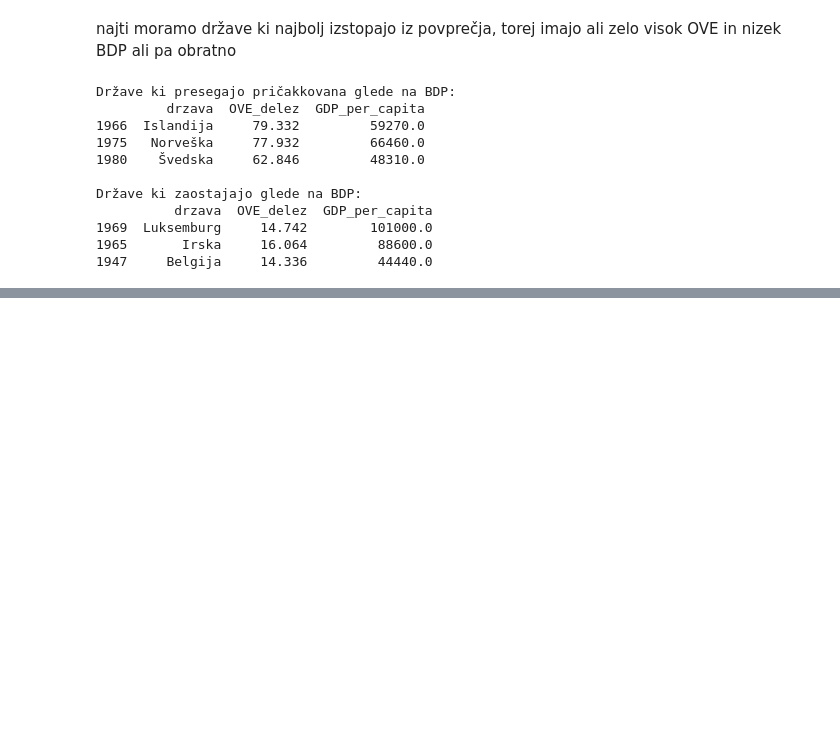
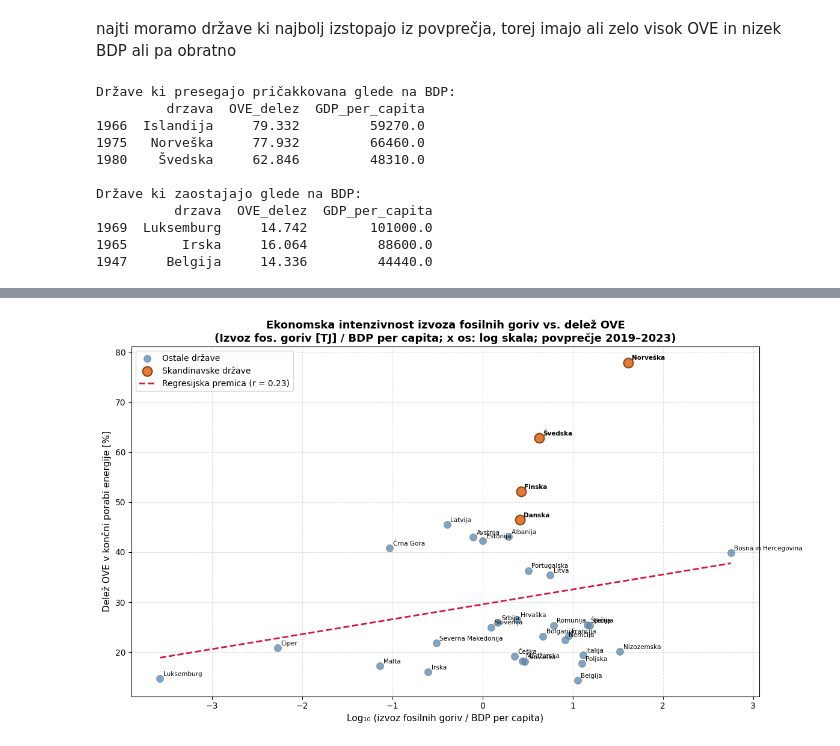
Before and after one commit to Zignov/PR---Evropska-Energetika, a Jupyter notebook: analysis.ipynb, the cells around one changed output, grey strips where cells are left out. Cells and saved outputs as stored; diff of their text form; code cells hidden in the pictures; blank space fills up the shorter version.

```diff
--- a/analysis.ipynb
+++ b/analysis.ipynb
@@ -422,0 +571,87 @@ Države v prehodu:
+# %%
+df_gdp = load_tsv('sdg_08_10_tabular', 'data')
+df_bal_raw = pd.read_csv('data/estat_nrg_bal_s.tsv', sep='\t')
+df_bal_raw = clean_eurostat_df(df_bal_raw)
+df_res_raw = pd.read_csv('data/estat_nrg_ind_ren.tsv', sep='\t')
+df_res_raw = clean_eurostat_df(df_res_raw)
+gdp_pc = df_gdp[
+    (df_gdp['unit'] == 'CLV20_EUR_HAB') &
+    (df_gdp['na_item'] == 'B1GQ') &
+    (df_gdp['year'].between(2019, 2023)) &
+    (df_gdp['geo'].str.len() == 2)
+].groupby('geo')['value'].mean().reset_index()
+gdp_pc.columns = ['geo', 'gdp_per_capita']
+
+exp_avg_all = df_bal_raw[
+    (df_bal_raw['nrg_bal'] == 'EXP') &
+    (df_bal_raw['siec'].isin(['G3000', 'O4000XBIO', 'C0000X0350-0370'])) &
+    (df_bal_raw['unit'] == 'TJ') &
+    (df_bal_raw['year'].between(2019, 2023)) &
+    (df_bal_raw['geo'].str.len() == 2)
+].groupby('geo')['value'].mean().reset_index()
+exp_avg_all.columns = ['geo', 'izvoz_TJ']
+
+res_latest = df_res_raw[
+    (df_res_raw['nrg_bal'] == 'REN') &
+    (df_res_raw['unit'] == 'PC') &
+    (df_res_raw['geo'].str.len() == 2)
+].sort_values('year').groupby('geo').last().reset_index()[['geo', 'value']]
+res_latest.columns = ['geo', 'OVE_delez']
+
+scatter_df = exp_avg_all.merge(gdp_pc, on='geo', how='inner')
+scatter_df = scatter_df.merge(res_latest, on='geo', how='inner')
+
+scatter_df['izvoz_norm'] = scatter_df['izvoz_TJ'] / scatter_df['gdp_per_capita']
+scatter_df = scatter_df[scatter_df['izvoz_norm'] > 0].dropna()
+
+scatter_df['log_izvoz_norm'] = np.log10(scatter_df['izvoz_norm'])
+
+country_map = get_country_mapping()
+scatter_df['drzava'] = scatter_df['geo'].map(country_map).fillna(scatter_df['geo'])
+
+SKANDINAVSKE = ['NO', 'DK', 'FI', 'SE', 'IS']
+scatter_df['je_skandinavska'] = scatter_df['geo'].isin(SKANDINAVSKE)
+
+X = scatter_df[['log_izvoz_norm']].values
+y = scatter_df['OVE_delez'].values
+model = LinearRegression().fit(X, y)
+r = scatter_df['log_izvoz_norm'].corr(scatter_df['OVE_delez'])
+x_line = np.linspace(scatter_df['log_izvoz_norm'].min(), scatter_df['log_izvoz_norm'].max(), 100)
+y_line = model.predict(x_line.reshape(-1, 1))
+
+fig, ax = plt.subplots(figsize=(12, 7))
+
+ostale = scatter_df[~scatter_df['je_skandinavska']]
+ax.scatter(ostale['log_izvoz_norm'], ostale['OVE_delez'],
+           color='steelblue', edgecolors='grey', s=70, alpha=0.7, zorder=3, label='Ostale države')
+
+nor = scatter_df[scatter_df['je_skandinavska']]
+ax.scatter(nor['log_izvoz_norm'], nor['OVE_delez'],
+           color='#e07b39', edgecolors='saddlebrown', s=130, linewidths=1.5, zorder=4, label='Skandinavske države')
+
+for _, row in scatter_df.iterrows():
+    weight = 'bold' if row['je_skandinavska'] else 'normal'
+    ax.annotate(row['drzava'], (row['log_izvoz_norm'], row['OVE_delez']),
+                fontsize=7.5, fontweight=weight,
+                xytext=(4, 3), textcoords='offset points')
+
+ax.plot(x_line, y_line, color='crimson', linewidth=2, linestyle='--',
+        label=f'Regresijska premica (r = {r:.2f})')
+
+ax.set_title('Ekonomska intenzivnost izvoza fosilnih goriv vs. delež OVE\n'
+             '(Izvoz fos. goriv [TJ] / BDP per capita; x os: log skala; povprečje 2019–2023)',
+             fontsize=13, fontweight='bold')
+ax.set_xlabel('Log₁₀ (izvoz fosilnih goriv / BDP per capita)', fontsize=11)
+ax.set_ylabel('Delež OVE v končni porabi energije [%]', fontsize=11)
+ax.legend(fontsize=10)
+ax.grid(linestyle='--', alpha=0.4)
+plt.tight_layout()
+plt.show()
+
+print(f'Pearsonov r (log normaliziran izvoz vs OVE delež): {r:.2f}')
+print()
+print('Top 10 po ekonomski intenzivnosti izvoza fosilnih goriv:')
+print(scatter_df[['drzava', 'izvoz_norm', 'OVE_delez']]
+      .sort_values('izvoz_norm', ascending=False)
+      .head(10).to_string(index=False))
+# %% [output]
@@ -422,0 +659 @@ Države v prehodu:
+[figure, added]
```
Also changed, not shown: parts of 12 cells of this notebook, 1 other file.
